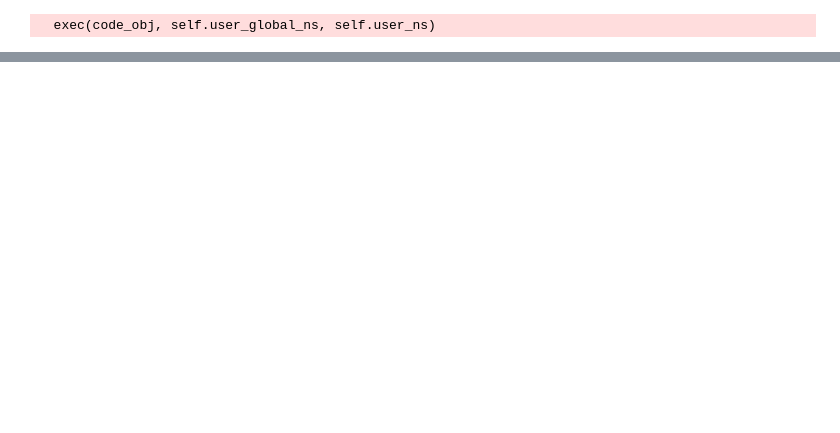
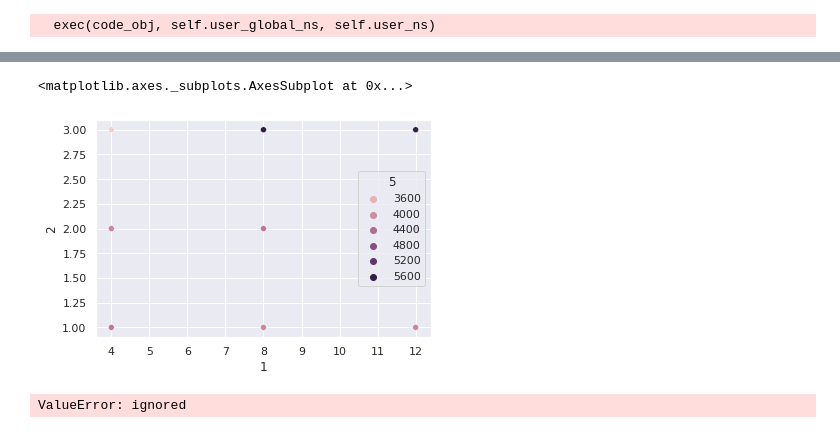
Before and after one commit to Archarlie2000/CS450-Team, a Jupyter notebook: Module_3_WorkBenck.ipynb, the cells around one changed output, grey strips where cells are left out. Cells and saved outputs as stored; diff of their text form; code cells hidden in the pictures; blank space fills up the shorter version.

```diff
--- a/Module_3_WorkBenck.ipynb
+++ b/Module_3_WorkBenck.ipynb
@@ -23,10 +24,13 @@ df2 = pd.read_csv("https://raw.githubusercontent.com/Archarlie2000/CS450-Team/ma
 df['date'] = df['date'].str[:7]
 df2['NAME'] = df2['NAME'].str[5:]
 df2['NAME'] = df2['NAME'].astype('str').str.extractall('(\d+)').unstack().fillna('').sum(axis=1).astype(int)
+
+
+#Merge data base
 df2.rename(columns = {'NAME':'zipcode'}, inplace = True)
 df2.rename(columns = {'S1901_C01_012E':'median_income'}, inplace = True)
-
-#Merge data base
 df3 = pd.merge(df, df2, on = "zipcode", how = "left")
+df3["median_income"] = pd.to_numeric(df3["median_income"])
+df3["date"] = pd.to_numeric(df3["date"])
 # %% [output]
   exec(code_obj, self.user_global_ns, self.user_ns)
@@ -48,0 +113,31 @@ df3.head(200)
+# %%
+PARAMETERS = {"subsample":[0.5],
+              "max_depth":[4],
+              "min_child_weight":[3],
+              "learning_rate":[0.1],
+              "n_estimators":[100]}
+# %%
+result = pd.DataFrame()
+
+
+for min_child_weight in PARAMETERS["min_child_weight"]:
+  for max_depth in PARAMETERS["max_depth"]:
+    for learning_rate in PARAMETERS["learning_rate"]:
+      model = XGBRegressor(min_child_weight = min_child_weight, learning_rate = learning_rate, max_depth = max_depth, subsample = 0.8, objective ='reg:squarederror')
+      model.fit(X_train, y_train)
+
+      localresult = [learning_rate,
+                     max_depth,
+                     min_child_weight,
+                     model.score(X_test, y_test),
+                     np.square(np.subtract(y_test, model.predict(X_test))).mean(),
+                     math.sqrt(mean_squared_error(y_test, model.predict(X_test)))]
+
+      result = result.append(pd.DataFrame(localresult).T)
+      print("Learning rate: ", learning_rate)
+      print("max_depth: ", max_depth)
+      print("min_child_weight: ", min_child_weight)
+      print("r2 (training): ", model.score(X_test, y_test))
+      print("MSE: ", np.square(np.subtract(y_test, model.predict(X_test))).mean())
+      print("RMSR", math.sqrt(mean_squared_error(y_test, model.predict(X_test))))
+      print("-----------------------------------------------")
@@ -48,0 +178,13 @@ df3.head(200)
+# %%
+#Visualization
+import numpy as np; np.random.seed(0)
+import seaborn as sns; sns.set_theme()
+
+sns.scatterplot(data = result, x = result[1], y = result[2], hue = result[5])
+# %% [output]
+<matplotlib.axes._subplots.AxesSubplot at 0x...>
+[figure, added]
+# %%
+sns.barplot(data = result, x = result[2], y = result[5])
+# %% [output]
+ValueError: ignored
```
Also changed, not shown: parts of 18 cells of this notebook.
